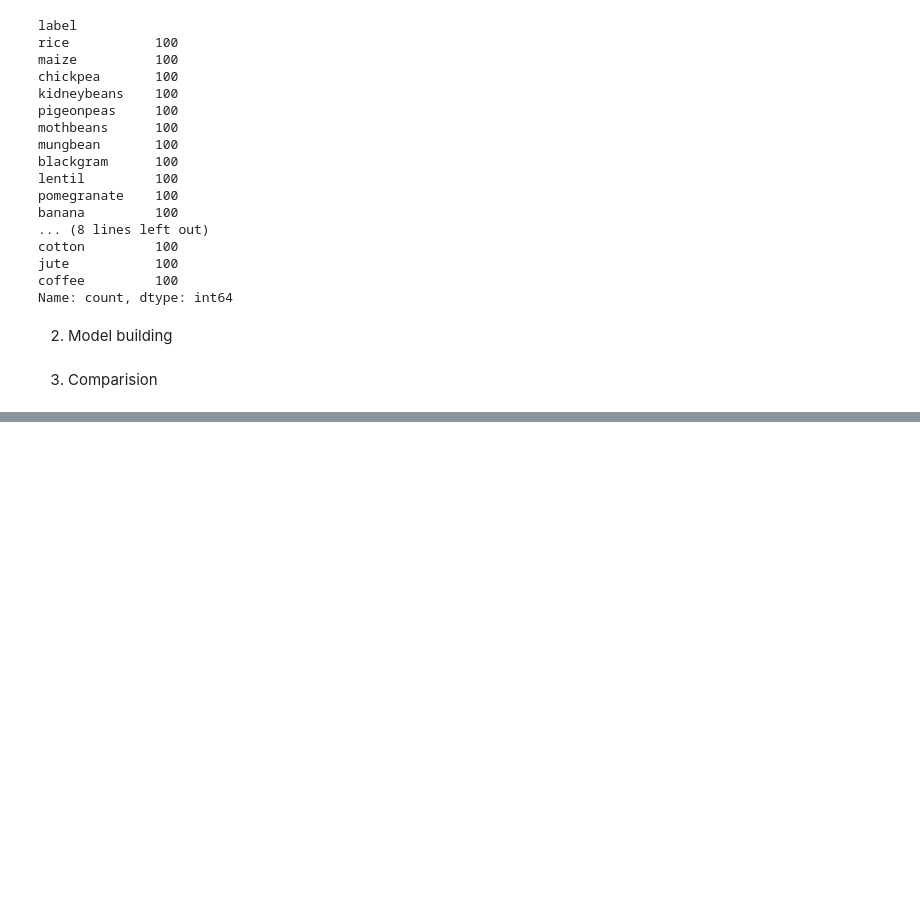
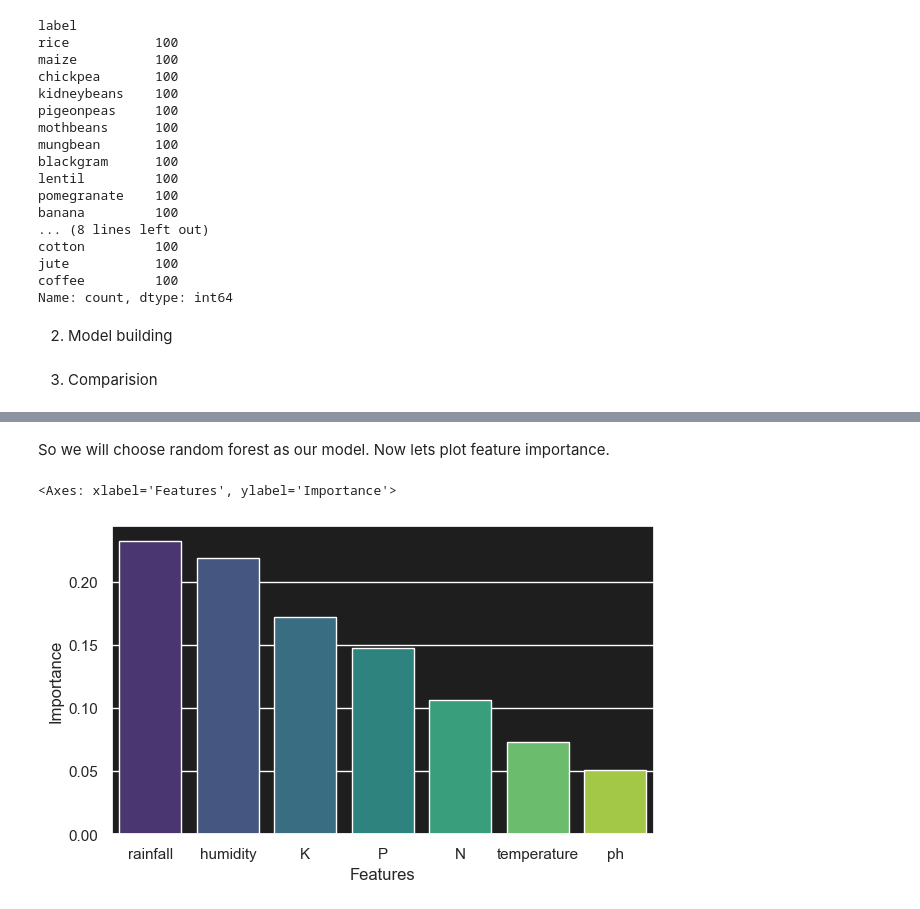
Before and after one commit to Parth-11022004/Crop_recommendation_system_mini_project, a Jupyter notebook: crop.ipynb, the cells around one changed output, grey strips where cells are left out. Cells and saved outputs as stored; diff of their text form; code cells hidden in the pictures; blank space fills up the shorter version.

```diff
--- a/crop.ipynb
+++ b/crop.ipynb
@@ -187,0 +176,18 @@ plt.show()
+# %% [markdown]
+So we will choose random forest as our model. Now lets plot feature importance.
+# %%
+rf = models[1]
+rf.fit(x,y)
+importances = rf.feature_importances_
+features = x.columns
+feature_importance_df = pd.DataFrame({
+    'Features':features,
+    'Importance': importances
+})
+feature_importance_df.sort_values(by='Importance',ascending=False,inplace=True)
+sns.set_theme(style="darkgrid", palette="deep", rc={"axes.facecolor": "#1e1e1e"})
+plt.figure(figsize=(7,4))
+sns.barplot(data=feature_importance_df,x='Features',y='Importance',palette='viridis',hue='Features')
+# %% [output]
+<Axes: xlabel='Features', ylabel='Importance'>
+[figure, added]
```
Also changed, not shown: parts of 3 cells of this notebook, 1 other file.
